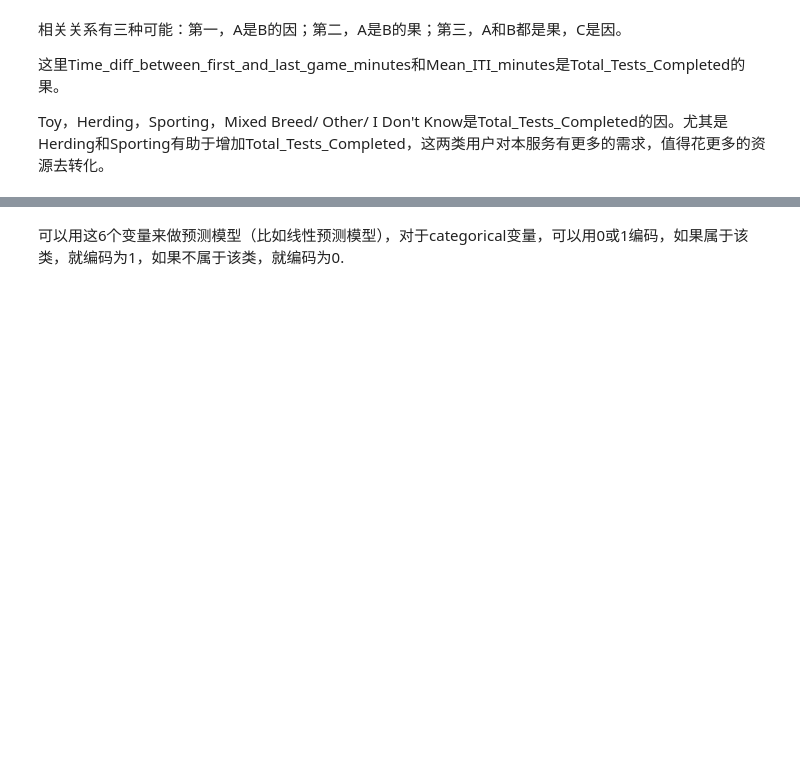
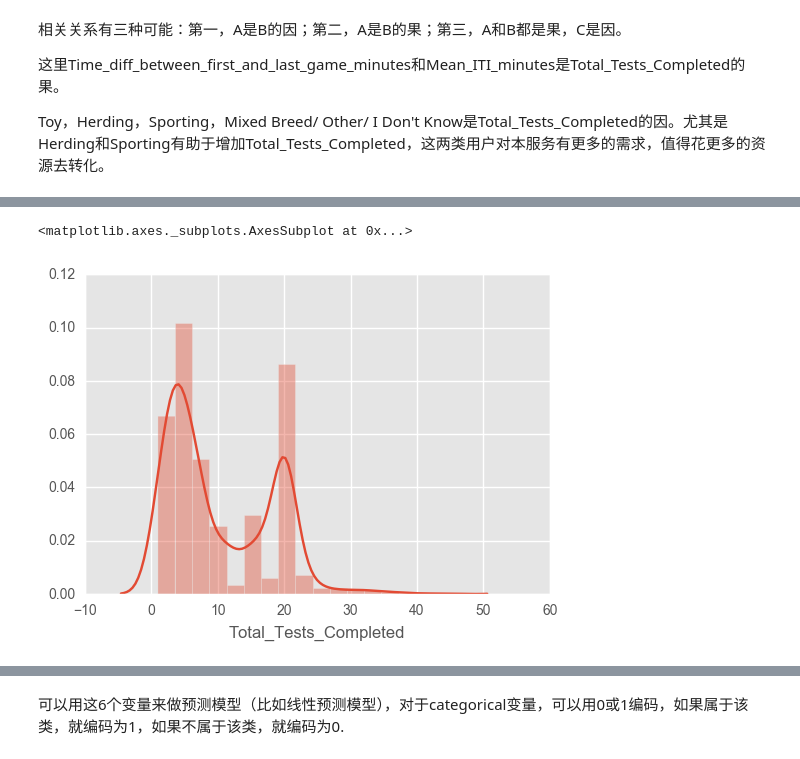
Before and after one commit to arfu2016/dog_id, a Jupyter notebook: 1p4ETL_SQL.ipynb, the cells around one changed output, grey strips where cells are left out. Cells and saved outputs as stored; diff of their text form; code cells hidden in the pictures; blank space fills up the shorter version.

```diff
--- a/1p4ETL_SQL.ipynb
+++ b/1p4ETL_SQL.ipynb
@@ -1239,0 +1255,6 @@ Toy，Herding，Sporting，Mixed Breed/ Other/ I Don't Know是Total_Tests_Comple
+# %%
+group_Herding = ttc_db.loc[ttc_db['Breed_Group'] == 'Herding', \
+           ['Total_Tests_Completed','Breed_Group','Breed_Type','Country']]
+print group_Herding.index
+print type(group_Herding)
+print group_Herding.head()
@@ -1239,0 +1282,6 @@ Toy，Herding，Sporting，Mixed Breed/ Other/ I Don't Know是Total_Tests_Comple
+# %%
+# plt.figure(1)
+sns.distplot(group_Herding['Total_Tests_Completed'])
+# %% [output]
+<matplotlib.axes._subplots.AxesSubplot at 0x...>
+[figure, added]
```
Also changed, not shown: parts of 9 cells of this notebook.
